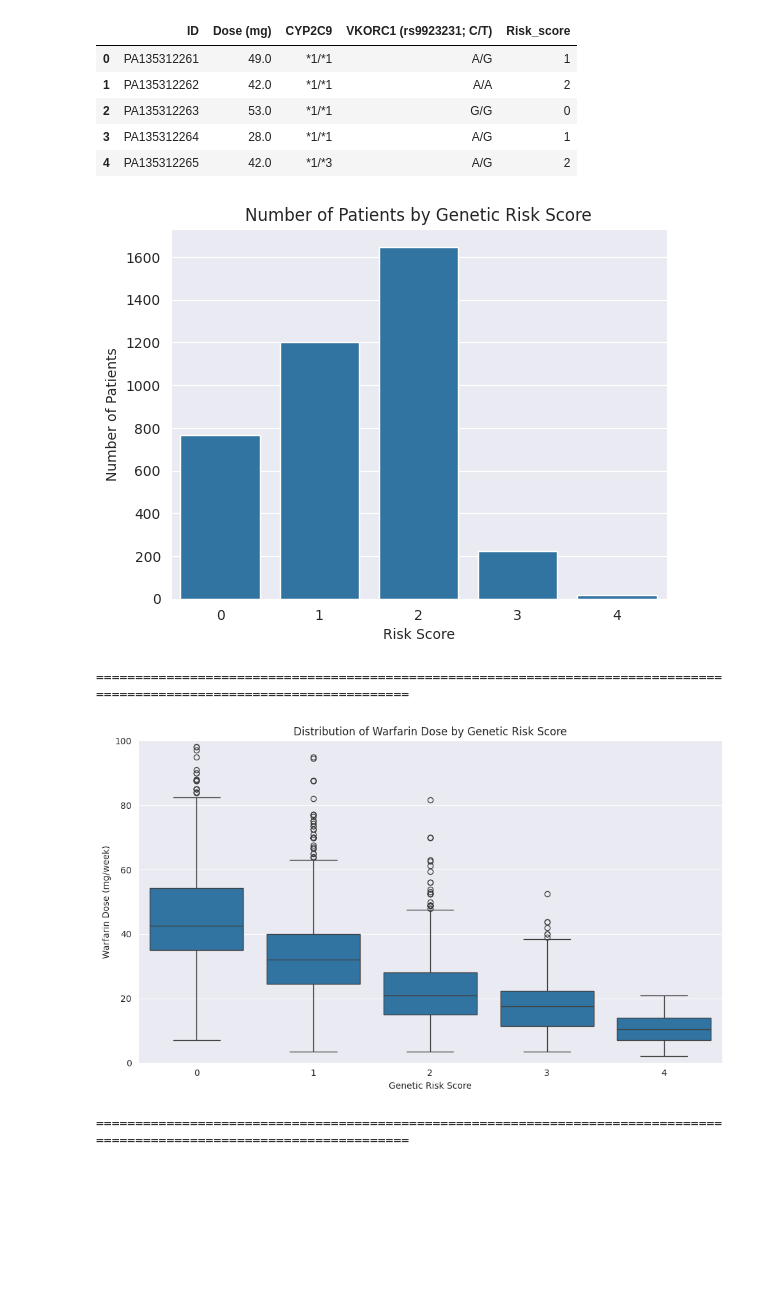
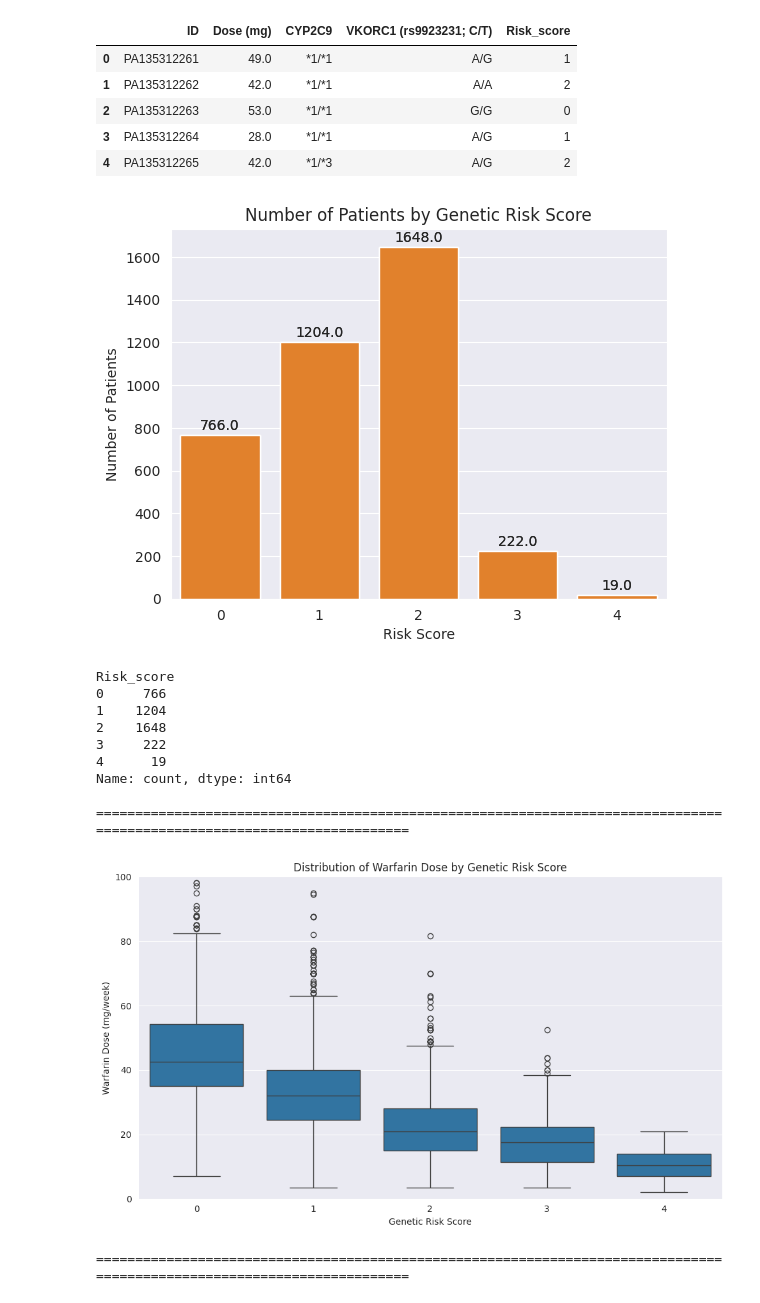
Before and after one commit to FarahYusri12/Warfarin, a Jupyter notebook: Warfarin_Dose_by_Genetic_risk_score.ipynb, the cells around one changed output. Saved outputs shown, nothing was run; the diff lists cells and outputs as text; code cells hidden in the pictures; blank space fills up the shorter version.

```diff
--- a/Warfarin_Dose_by_Genetic_risk_score.ipynb
+++ b/Warfarin_Dose_by_Genetic_risk_score.ipynb
@@ -98,37 +98,54 @@ sns.set_style('darkgrid')
 
 # Countplot
 sns.countplot(x='Risk_score', data=df)
+
+# To annotate the number of patients in each bar
+ax = sns.countplot(x='Risk_score', data=df)
+for p in ax.patches:
+    height = p.get_height()
+    ax.text(p.get_x() + p.get_width()/2, height + 10,   # +10 distant from the bar
+            f'{height}', ha='center', va='bottom', fontsize=10)
+
 plt.title('Number of Patients by Genetic Risk Score')
 plt.xlabel('Risk Score')
 plt.ylabel('Number of Patients')
 plt.show()
 
+print(df['Risk_score'].value_counts().sort_index())
 print("\n" + "="*120 + "\n")
 
 # Boxplot
 plt.figure(figsize=(10,6))
 sns.boxplot(x='Risk_score', y='Dose (mg)', data=df)
 plt.ylim(0, 100)  # Limit Y-axis to 0–100 mg/week
 plt.title('Distribution of Warfarin Dose by Genetic Risk Score')
 plt.xlabel('Genetic Risk Score')
 plt.ylabel('Warfarin Dose (mg/week)')
 plt.tight_layout()
 plt.show()
 
 print("\n" + "="*120 + "\n")
 
 # Lineplot
 plt.figure(figsize=(10, 6))
 sns.lineplot(x='Risk_score', y='Dose (mg)', data=df,
-             marker='o', errorbar='sd') # marker untuk titik, errorbar='sd' untuk standard deviation
+             marker='o', errorbar='sd') # marker untuk titik, errorbar='sd' for standard deviation
 plt.title('Average Warfarin Dose by Genetic Risk Score')
 plt.xlabel('Genetic Risk Score')
 plt.ylabel('Average Warfarin Dose (mg)')
 plt.grid(True)
-plt.xticks(df['Risk_score'].unique()) # Pastikan semua skor risiko diskret ditunjukkan
+plt.xticks(df['Risk_score'].unique()) # Ensure all discrete risk scores are shown
 plt.show()
 # %% [output]
-[figure, old version]
+[figure, new version]
+Risk_score
+0     766
+1    1204
+2    1648
+3     222
+4      19
+Name: count, dtype: int64
+
 ========================================================================================================================
 [figure]
 ========================================================================================================================
```
